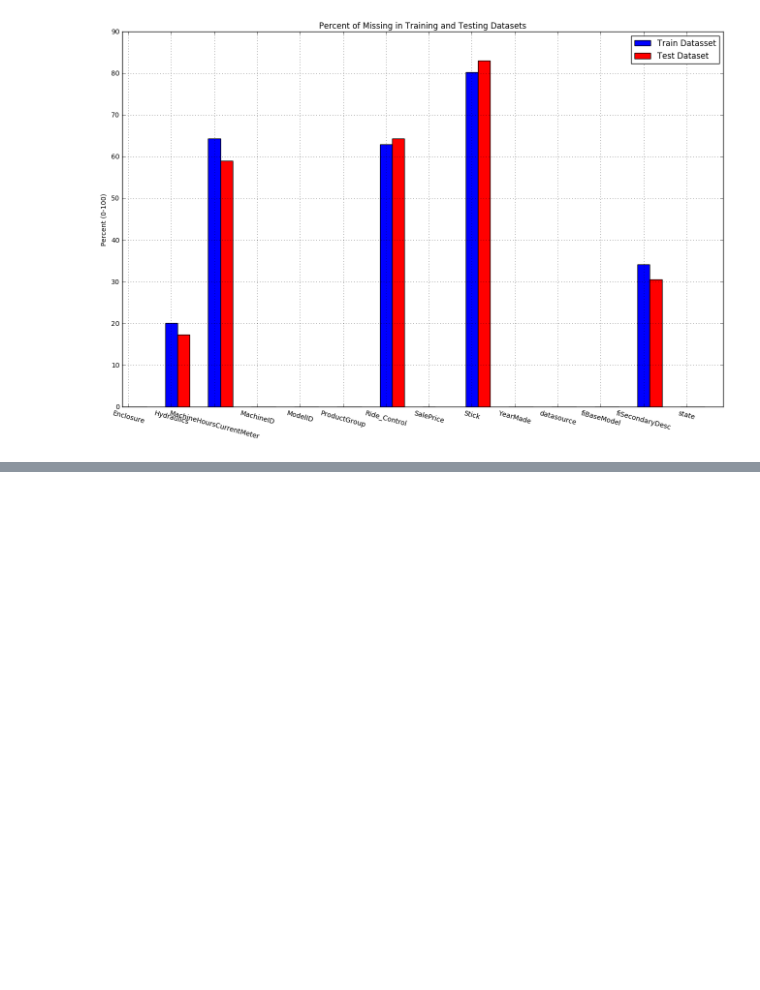
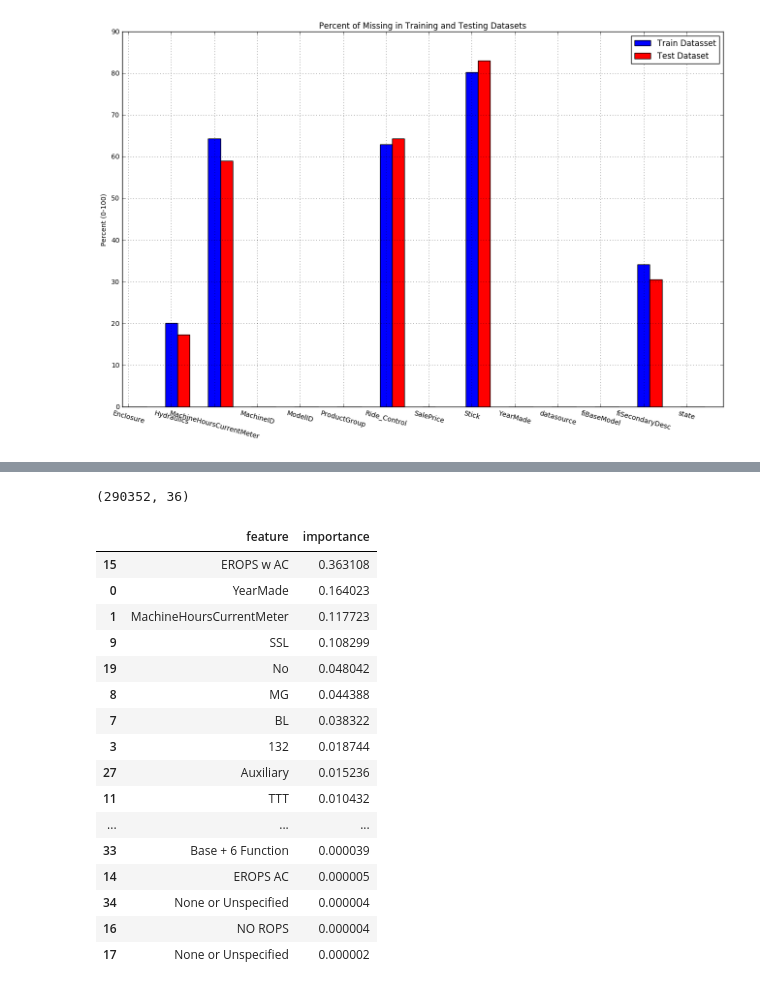
Before and after one commit to aflaisler/case_study_w4d5, a Jupyter notebook: src/EDA.ipynb, the cells around one changed output, grey strips where cells are left out. Drawn from its saved outputs; the diff is of its cells as text; code cells hidden in the pictures; blank space fills up the shorter version.

```diff
--- a/src/EDA.ipynb
+++ b/src/EDA.ipynb
@@ -175,0 +284,8 @@ ValueError: Input contains NaN, infinity or a value too large for dtype('float32
+# %%
+rf.fit(X_train,y_train)
+rf_hat = rf.predict(X_test)
+rf_preds = np.savetxt('rf_preds.csv', rf_hat)
+# %%
+X_train.shape
+# %% [output]
+(290352, 36)
@@ -175,0 +296,20 @@ ValueError: Input contains NaN, infinity or a value too large for dtype('float32
+# %%
+pd.DataFrame({"feature":df.columns,"importance":rf.feature_importances_}).sort('importance',ascending=False)
+# %% [output]
+|  | feature | importance |
+| 15 | EROPS w AC | 0.363108 |
+| 0 | YearMade | 0.164023 |
+| 1 | MachineHoursCurrentMeter | 0.117723 |
+| 9 | SSL | 0.108299 |
+| 19 | No | 0.048042 |
+| 8 | MG | 0.044388 |
+| 7 | BL | 0.038322 |
+| 3 | 132 | 0.018744 |
+| 27 | Auxiliary | 0.015236 |
+| 11 | TTT | 0.010432 |
+| ... | ... | ... |
+| 33 | Base + 6 Function | 0.000039 |
+| 14 | EROPS AC | 0.000005 |
+| 34 | None or Unspecified | 0.000004 |
+| 16 | NO ROPS | 0.000004 |
+| 17 | None or Unspecified | 0.000002 |
```
Also changed, not shown: parts of 20 cells of this notebook.
